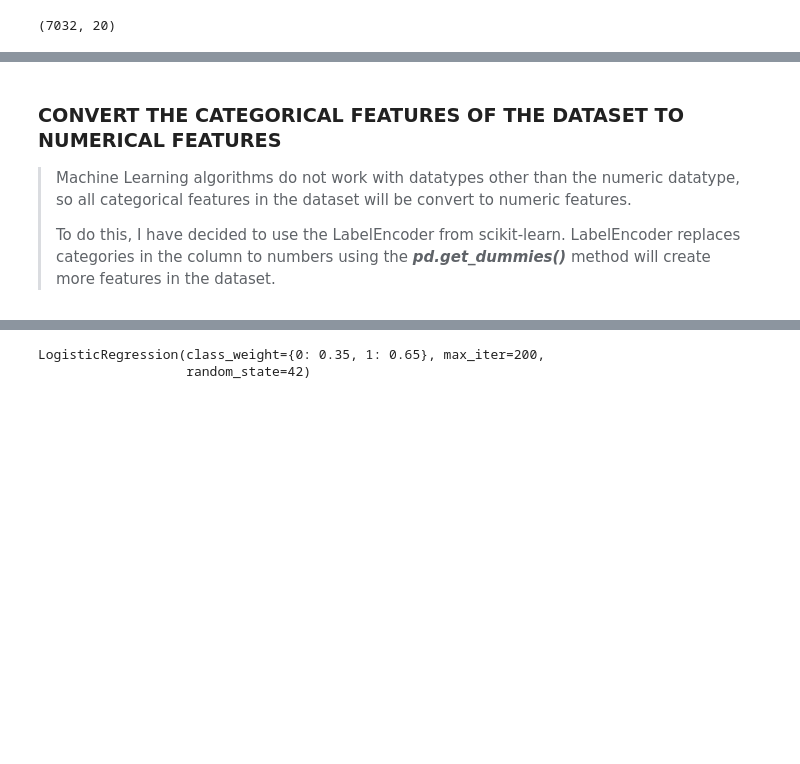
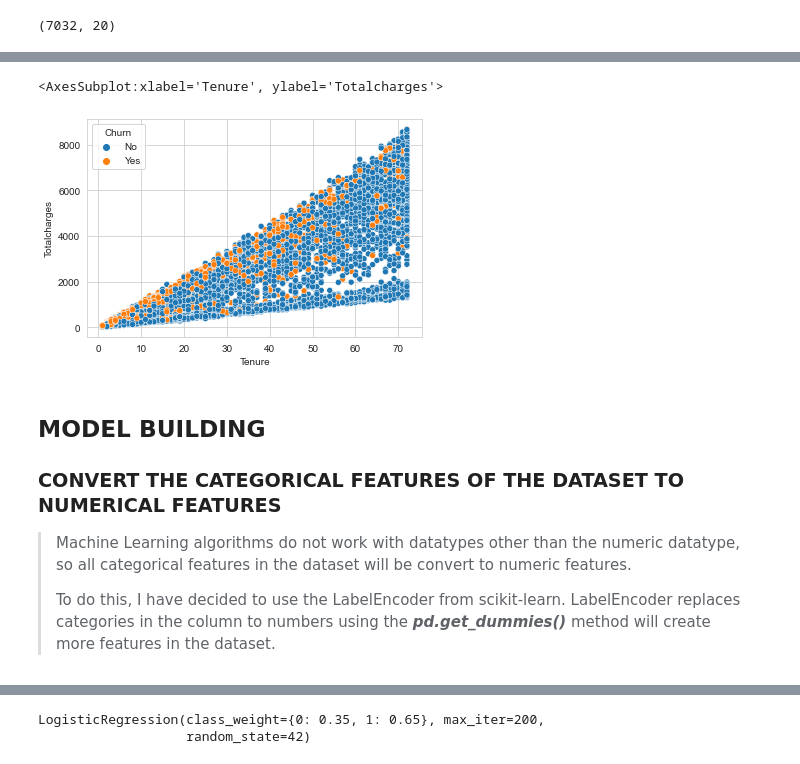
Before and after one commit to AduragbemiOyinlola/Churn, a Jupyter notebook: churn.ipynb, the cells around one changed output, grey strips where cells are left out. Saved outputs shown, nothing was run; the diff lists cells and outputs as text; code cells hidden in the pictures; blank space fills up the shorter version.

```diff
--- a/churn.ipynb
+++ b/churn.ipynb
@@ -247,4 +333,11 @@ df.shape
+# %%
+sns.scatterplot(x='Tenure', y='Totalcharges', hue='Churn', data=df)
+# %% [output]
+<AxesSubplot:xlabel='Tenure', ylabel='Totalcharges'>
+[figure, added]
 # %% [markdown]
+## **MODEL BUILDING**
+
 ### **CONVERT THE CATEGORICAL FEATURES OF THE DATASET TO NUMERICAL FEATURES**
 
 > Machine Learning algorithms do not work with datatypes other than the numeric datatype, so all categorical features in the dataset will be convert to numeric features.
```
Also changed, not shown: parts of 28 cells of this notebook.
